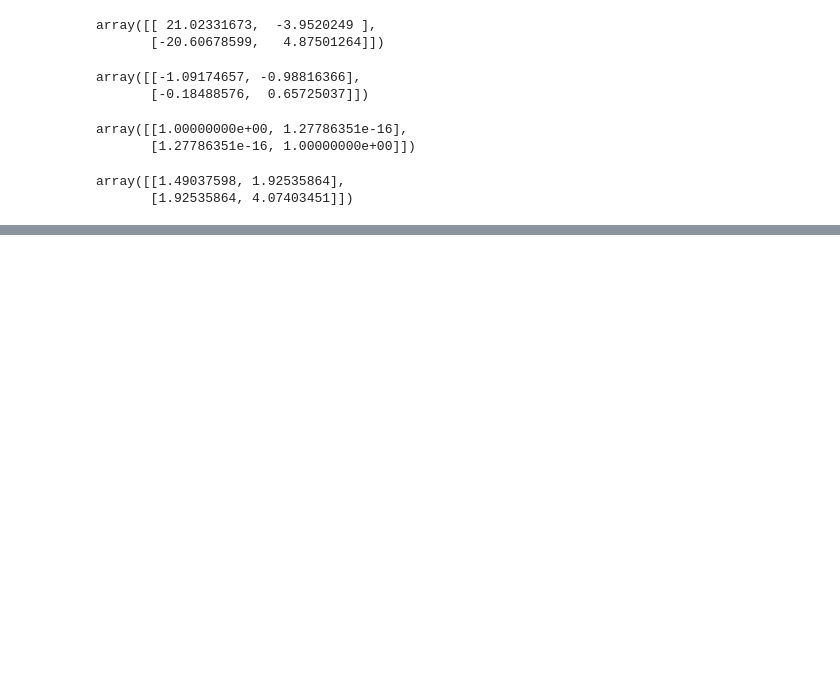
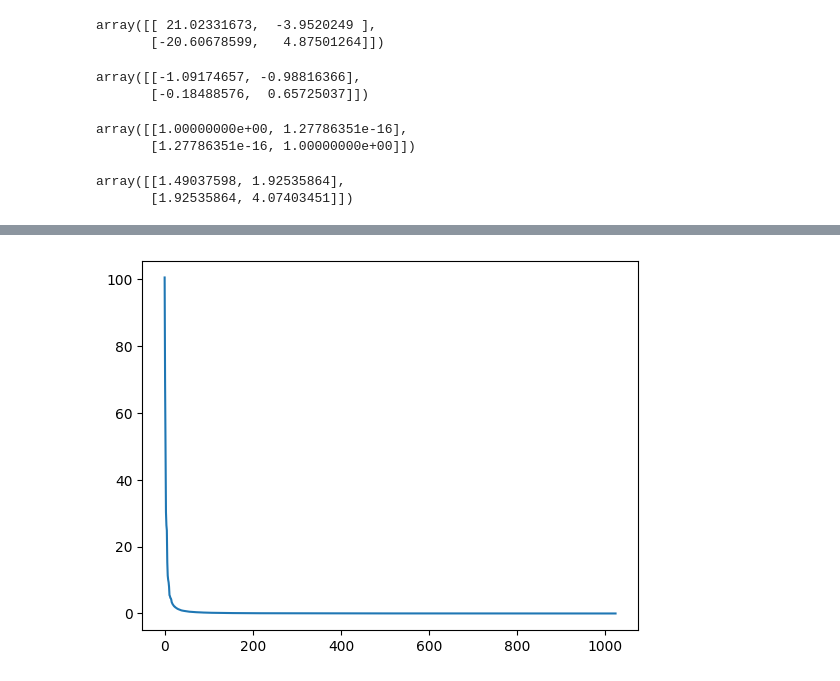
Before and after one commit to jacobhauck/MST-Coursework, a Jupyter notebook: Math 5601/Independent Study Project/test.ipynb, the cells around one changed output, grey strips where cells are left out. Cells and saved outputs as stored; diff of their text form; code cells hidden in the pictures; blank space fills up the shorter version.

```diff
--- a/Math 5601/Independent Study Project/test.ipynb
+++ b/Math 5601/Independent Study Project/test.ipynb
@@ -135,0 +156,10 @@ array([[1.49037598, 1.92535864],
+# %%
+x = np.load('x.npy')
+# %%
+_, d, _ = np.linalg.svd(x)
+# %%
+import matplotlib.pyplot as plt
+plt.plot(d)
+plt.show()
+# %% [output]
+[figure, added]
```
Also changed, not shown: parts of 3 cells of this notebook, 25 other files.
